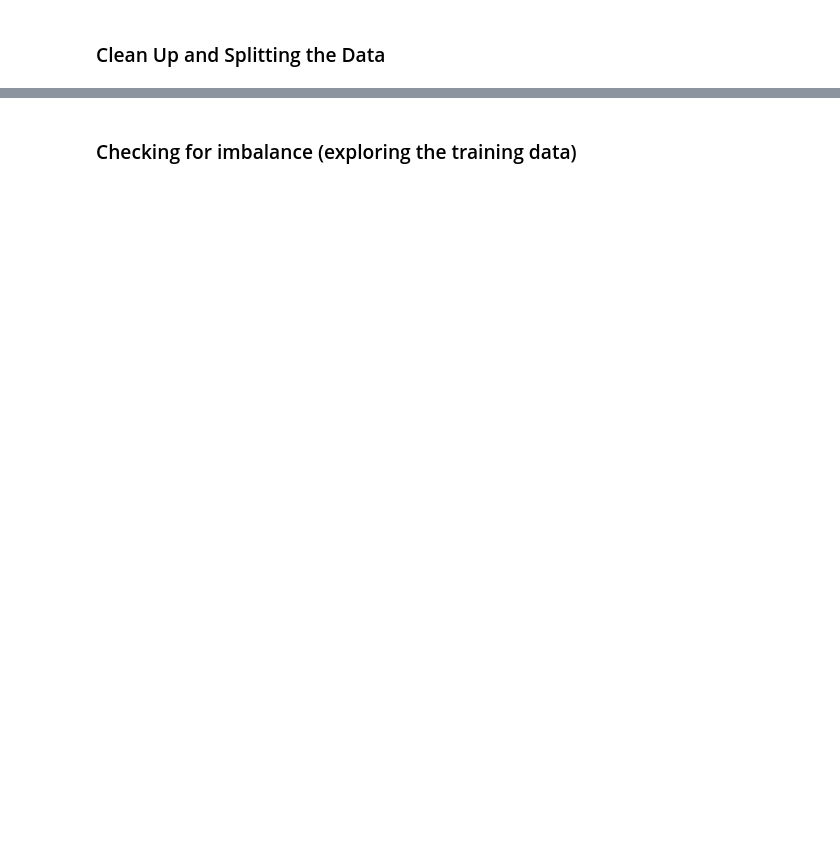
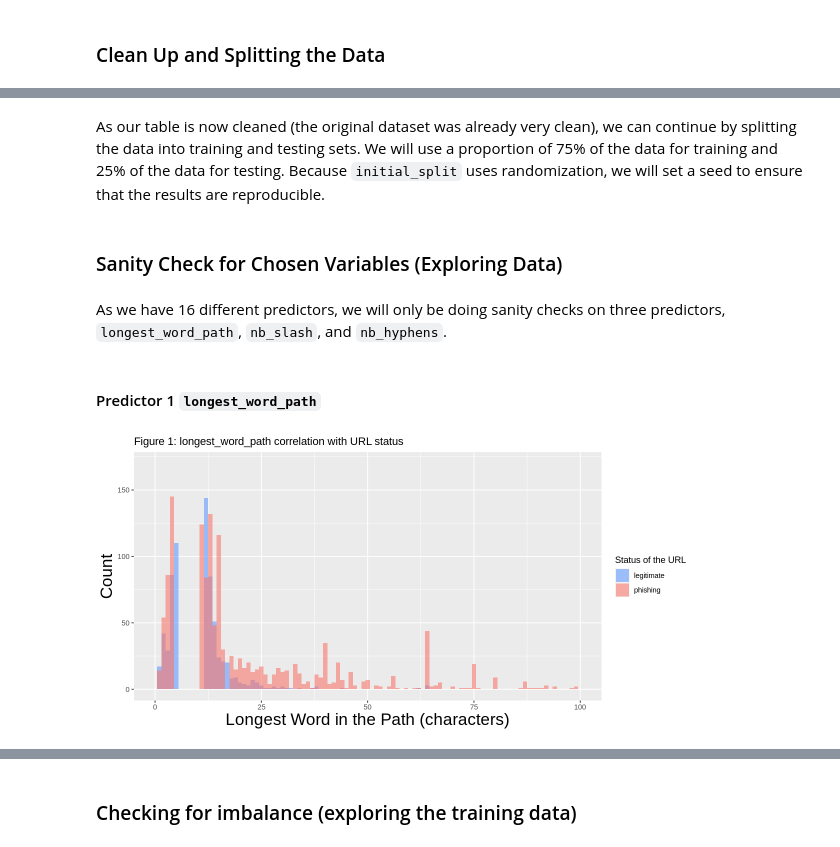
Before and after one commit to BriHan-Tech/phishing-detection, a Jupyter notebook: Group Project.ipynb, the cells around one changed output, grey strips where cells are left out. Saved outputs shown, nothing was run; the diff lists cells and outputs as text; code cells hidden in the pictures; blank space fills up the shorter version.

````diff
--- a/Group Project.ipynb
+++ b/Group Project.ipynb
@@ -210,5 +219,31 @@ Continuing on, we will split the data into training and testing data sets with t
+# %% [markdown]
+As our table is now cleaned (the original dataset was already very clean), we can continue by splitting the data into training and testing sets. We will use a proportion of 75% of the data for training and 25% of the data for testing. Because ```initial_split``` uses randomization, we will set a seed to ensure that the results are reproducible.
 # %%
 set.seed(0717)
 cleaned_phishing_data_split <- initial_split(cleaned_phishing_data, prop = 3/4, strata = status)
 phishing_train <- training(cleaned_phishing_data_split)
 phishing_test <- testing(cleaned_phishing_data_split)
+# %% [markdown]
+### Sanity Check for Chosen Variables (Exploring Data)
+# %% [markdown]
+As we have 16 different predictors, we will only be doing sanity checks on three predictors, ```longest_word_path```, ```nb_slash```, and ```nb_hyphens```.
+# %% [markdown]
+#### Predictor 1 ```longest_word_path```
+# %%
+options(repr.plot.width = 10, repr.plot.height = 5)
+longest_word_path_plot  <- phishing_train %>%
+                           select(status, longest_word_path) %>%
+                           group_by(longest_word_path, status) %>%
+                           dplyr::summarize(n = n()) %>%
+                           ggplot(aes(x = longest_word_path, y = n, fill = status)) +
+                               geom_bar(stat = "identity", position = "identity", width = 1, alpha = 0.6) +
+                               xlim(0, 100) +
+                               ylim(0, 170) +
+                               labs(x = "Longest Word in the Path (characters)", y = "Count", fill = "Status of the URL") +
+                               ggtitle("Figure 1: longest_word_path correlation with URL status") +
+                               scale_fill_manual("Status of the URL", values = c("legitimate" = "#619CFF", "phishing" = "#F8766D")) +
+                               theme(axis.title = element_text(size = 20))
+
+longest_word_path_plot
+# %% [output]
+[figure, added]
````
Also changed, not shown: parts of 46 cells of this notebook, 2 other files.
